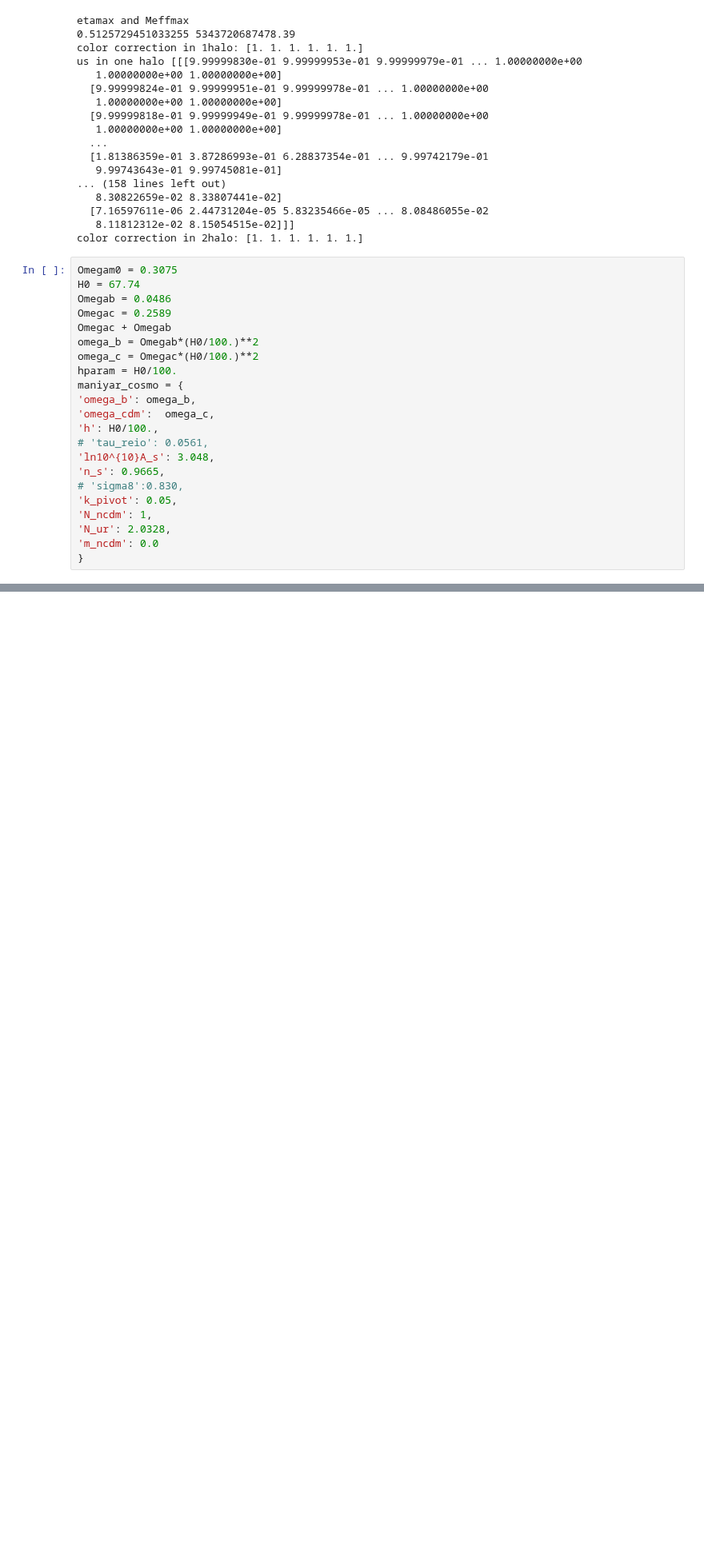
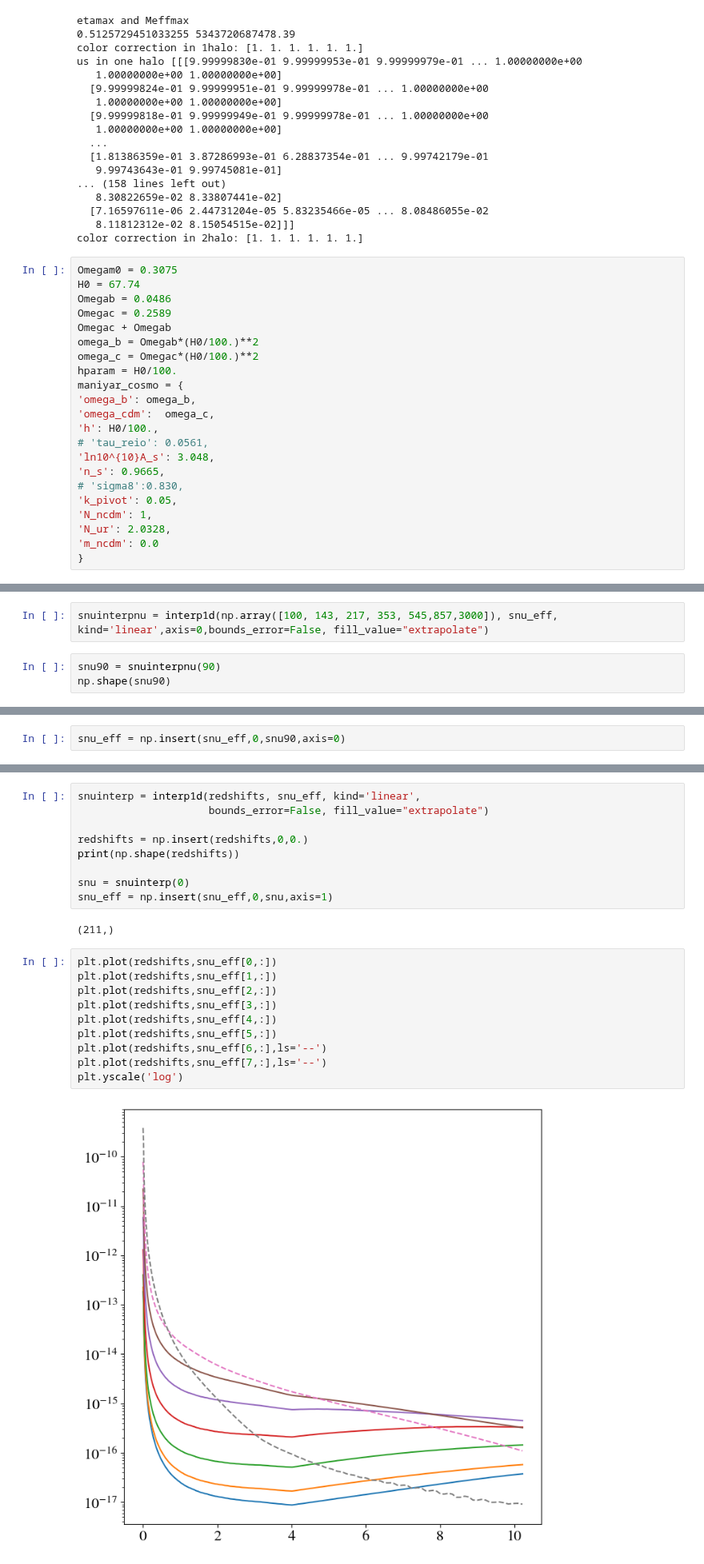
Before and after one commit to CLASS-SZ/class_sz, a Jupyter notebook: notebooks/class_sz_tutorial_notebooks/class_sz_CIB_maniyar.ipynb, the cells around one changed output, grey strips where cells are left out. Shown at 80% size. Saved outputs shown, nothing was run; the diff lists cells and outputs as text; blank space fills up the shorter version.

```diff
--- a/notebooks/class_sz_tutorial_notebooks/class_sz_CIB_maniyar.ipynb
+++ b/notebooks/class_sz_tutorial_notebooks/class_sz_CIB_maniyar.ipynb
@@ -330,0 +361,5 @@ plt.savefig('../../notebooks/class_sz_tutorial_notebooks/figures/maniyar_benchma
+# %%
+snuinterpnu = interp1d(np.array([100, 143, 217, 353, 545,857,3000]), snu_eff, kind='linear',axis=0,bounds_error=False, fill_value="extrapolate")
+# %%
+snu90 = snuinterpnu(90)
+np.shape(snu90)
@@ -330,0 +368,2 @@ plt.savefig('../../notebooks/class_sz_tutorial_notebooks/figures/maniyar_benchma
+# %%
+snu_eff = np.insert(snu_eff,0,snu90,axis=0)
@@ -330,0 +374,23 @@ plt.savefig('../../notebooks/class_sz_tutorial_notebooks/figures/maniyar_benchma
+# %%
+snuinterp = interp1d(redshifts, snu_eff, kind='linear',
+                     bounds_error=False, fill_value="extrapolate")
+
+redshifts = np.insert(redshifts,0,0.)
+print(np.shape(redshifts))
+
+snu = snuinterp(0)
+snu_eff = np.insert(snu_eff,0,snu,axis=1)
+# %% [output]
+(211,)
+# %%
+plt.plot(redshifts,snu_eff[0,:])
+plt.plot(redshifts,snu_eff[1,:])
+plt.plot(redshifts,snu_eff[2,:])
+plt.plot(redshifts,snu_eff[3,:])
+plt.plot(redshifts,snu_eff[4,:])
+plt.plot(redshifts,snu_eff[5,:])
+plt.plot(redshifts,snu_eff[6,:],ls='--')
+plt.plot(redshifts,snu_eff[7,:],ls='--')
+plt.yscale('log')
+# %% [output]
+[figure, added]
```
Also changed, not shown: parts of 14 cells of this notebook, 7 other files.
